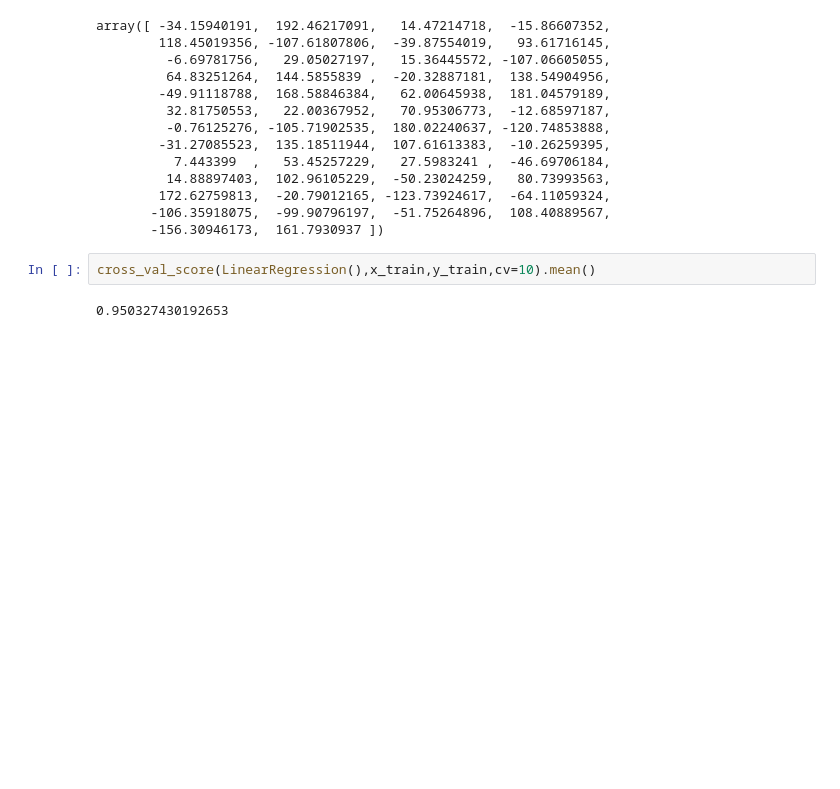
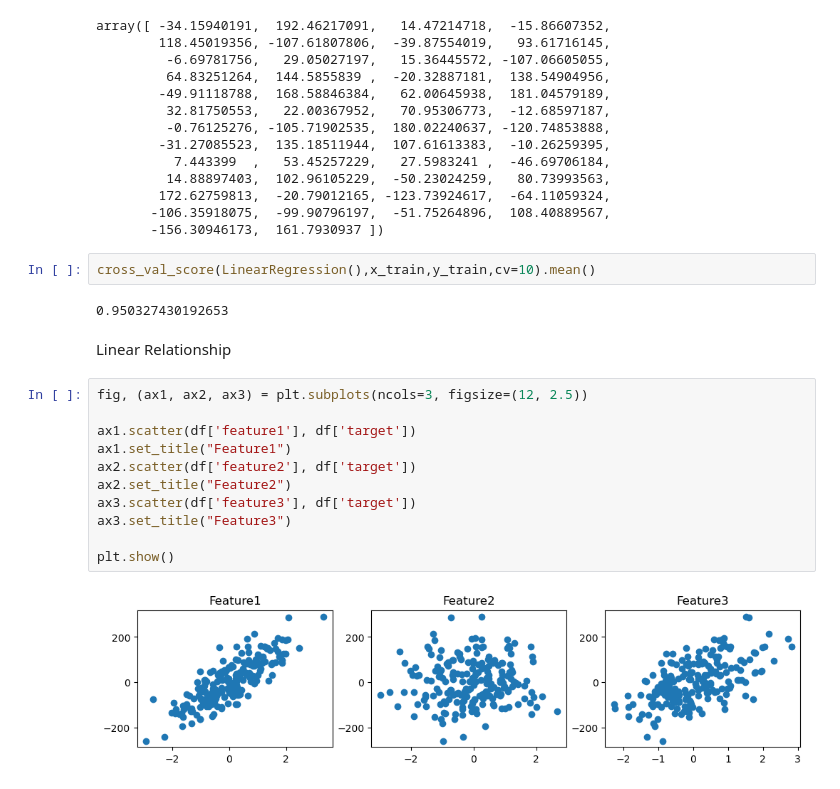
Before and after one commit to Khushi130404/Linear_Regression, a Jupyter notebook: LR_Assumptions.ipynb, the cells around one changed output. Cells and saved outputs as stored; diff of their text form; blank space fills up the shorter version.

Commit message:
linear_relation

```diff
--- a/LR_Assumptions.ipynb
+++ b/LR_Assumptions.ipynb
@@ -41,3 +42,18 @@ array([ -34.15940191,  192.46217091,   14.47214718,  -15.86607352,
 cross_val_score(LinearRegression(),x_train,y_train,cv=10).mean()
 # %% [output]
 0.950327430192653
+# %% [markdown]
+Linear Relationship
+# %%
+fig, (ax1, ax2, ax3) = plt.subplots(ncols=3, figsize=(12, 2.5))
+
+ax1.scatter(df['feature1'], df['target'])
+ax1.set_title("Feature1")
+ax2.scatter(df['feature2'], df['target'])
+ax2.set_title("Feature2")
+ax3.scatter(df['feature3'], df['target'])
+ax3.set_title("Feature3")
+
+plt.show()
+# %% [output]
+[figure, added]
```
Also changed, not shown: parts of 1 cell of this notebook.
